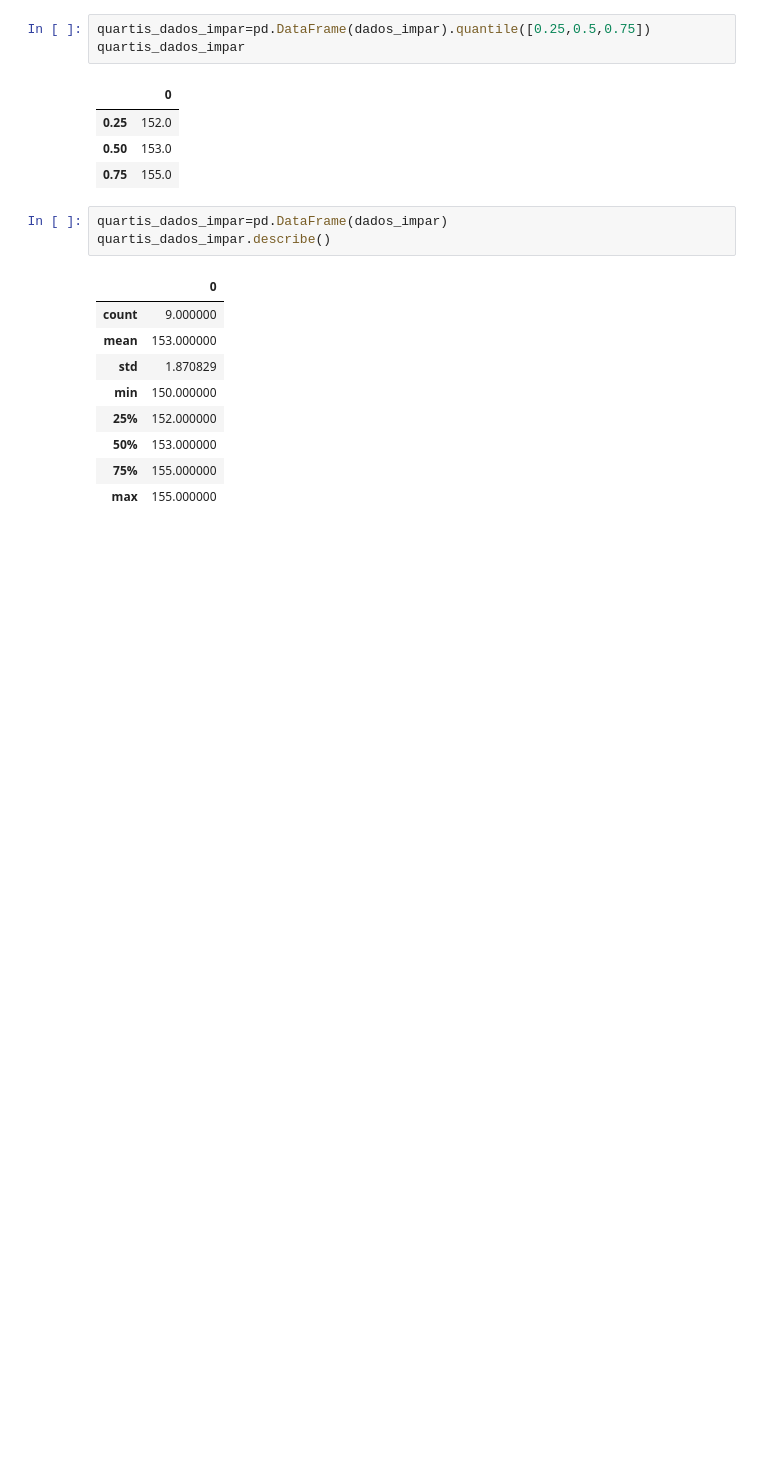
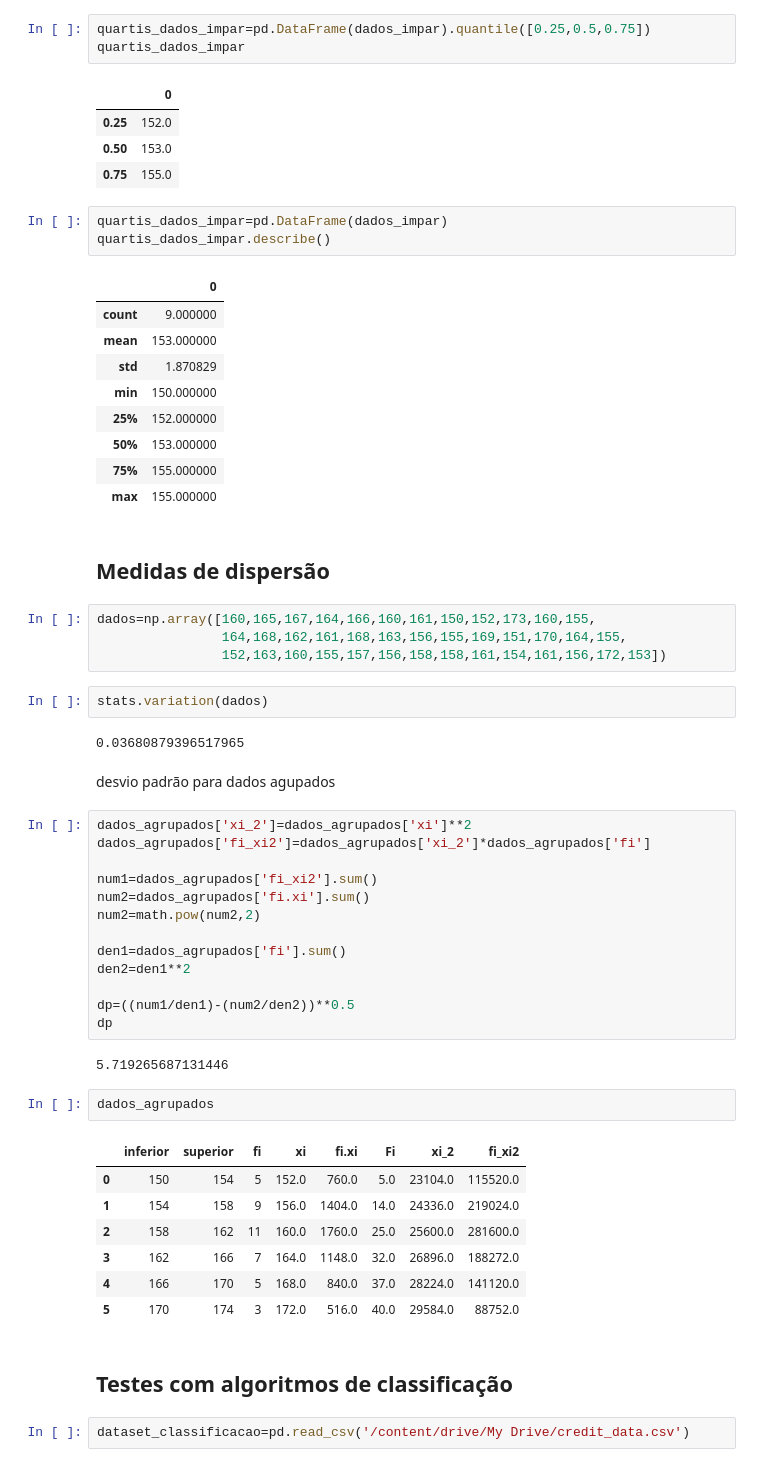
Before and after one commit to VitorSancho/Estudos_EstastisticaParaDSeMachineLearningUdemy, a Jupyter notebook: Curso_Estatística_Udemy.ipynb, the cells around one changed output. Drawn from its saved outputs; the diff is of its cells as text; blank space fills up the shorter version.

```diff
--- a/Curso_Estatística_Udemy.ipynb
+++ b/Curso_Estatística_Udemy.ipynb
@@ -412,3 +408,44 @@ quartis_dados_impar.describe()
 | 50% | 153.000000 |
 | 75% | 155.000000 |
 | max | 155.000000 |
+# %% [markdown]
+## Medidas de dispersão
+# %%
+dados=np.array([160,165,167,164,166,160,161,150,152,173,160,155,
+                164,168,162,161,168,163,156,155,169,151,170,164,155,
+                152,163,160,155,157,156,158,158,161,154,161,156,172,153])
+# %%
+stats.variation(dados)
+# %% [output]
+0.03680879396517965
+# %% [markdown]
+desvio padrão para dados agupados
+# %%
+dados_agrupados['xi_2']=dados_agrupados['xi']**2
+dados_agrupados['fi_xi2']=dados_agrupados['xi_2']*dados_agrupados['fi']
+
+num1=dados_agrupados['fi_xi2'].sum()
+num2=dados_agrupados['fi.xi'].sum()
+num2=math.pow(num2,2)
+
+den1=dados_agrupados['fi'].sum()
+den2=den1**2
+
+dp=((num1/den1)-(num2/den2))**0.5
+dp
+# %% [output]
+5.719265687131446
+# %%
+dados_agrupados
+# %% [output]
+|  | inferior | superior | fi | xi | fi.xi | Fi | xi_2 | fi_xi2 |
+| 0 | 150 | 154 | 5 | 152.0 | 760.0 | 5.0 | 23104.0 | 115520.0 |
+| 1 | 154 | 158 | 9 | 156.0 | 1404.0 | 14.0 | 24336.0 | 219024.0 |
+| 2 | 158 | 162 | 11 | 160.0 | 1760.0 | 25.0 | 25600.0 | 281600.0 |
+| 3 | 162 | 166 | 7 | 164.0 | 1148.0 | 32.0 | 26896.0 | 188272.0 |
+| 4 | 166 | 170 | 5 | 168.0 | 840.0 | 37.0 | 28224.0 | 141120.0 |
+| 5 | 170 | 174 | 3 | 172.0 | 516.0 | 40.0 | 29584.0 | 88752.0 |
+# %% [markdown]
+## Testes com algoritmos de classificação
+# %%
+dataset_classificacao=pd.read_csv('/content/drive/My Drive/credit_data.csv')
```
Also changed, not shown: parts of 81 cells of this notebook.
